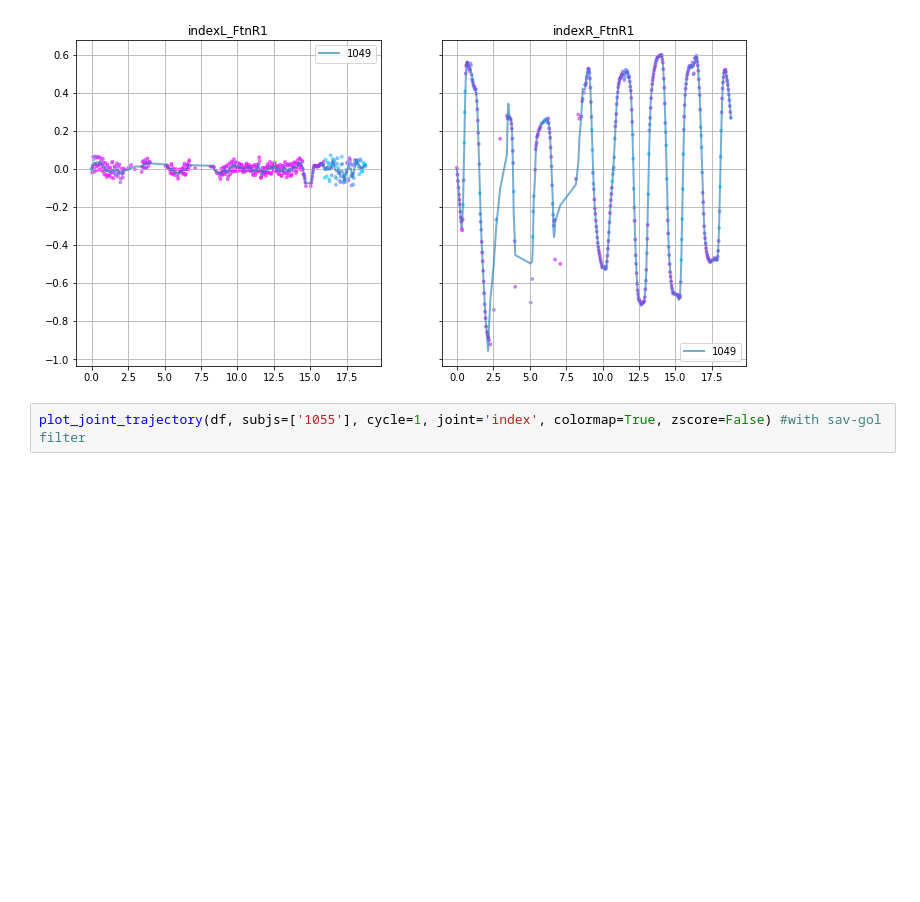
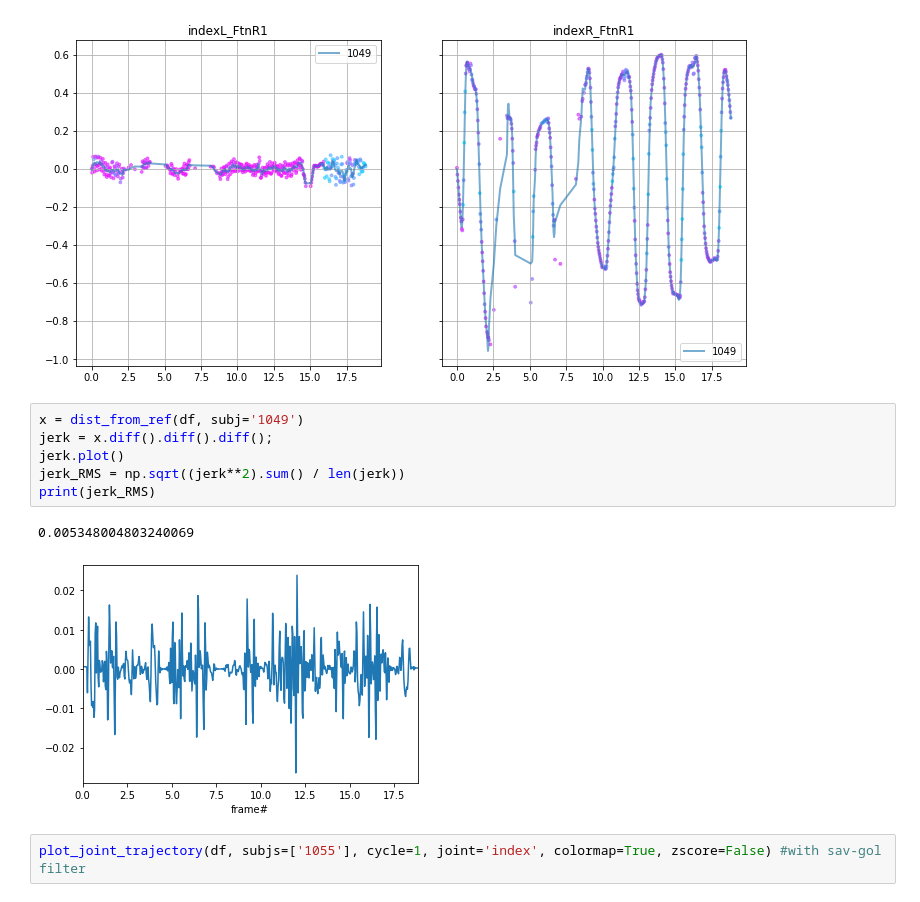
Before and after one commit to Luke3D/PD_PoseEstimation, a Jupyter notebook: Code/Pose_analysis_FTN.ipynb, the cells around one changed output. Cells and saved outputs as stored; diff of their text form; blank space fills up the shorter version.

```diff
--- a/Code/Pose_analysis_FTN.ipynb
+++ b/Code/Pose_analysis_FTN.ipynb
@@ -118,6 +122,15 @@ plot_joint_trajectory(df, subjs=['1049'], cycle=1, joint='index', colormap=True,
 indexL_ median confidence: 0.8666299999999999
 indexR_ median confidence: 0.696492
 [figure]
+# %%
+x = dist_from_ref(df, subj='1049')
+jerk = x.diff().diff().diff();
+jerk.plot()
+jerk_RMS = np.sqrt((jerk**2).sum() / len(jerk))
+print(jerk_RMS)
+# %% [output]
+0.005348004803240069
+[figure, added]
 # %%
 plot_joint_trajectory(df, subjs=['1055'], cycle=1, joint='index', colormap=True, zscore=False) #with sav-gol filter
 # %% [output]
```
Also changed, not shown: parts of 13 cells of this notebook, 1 other file.
